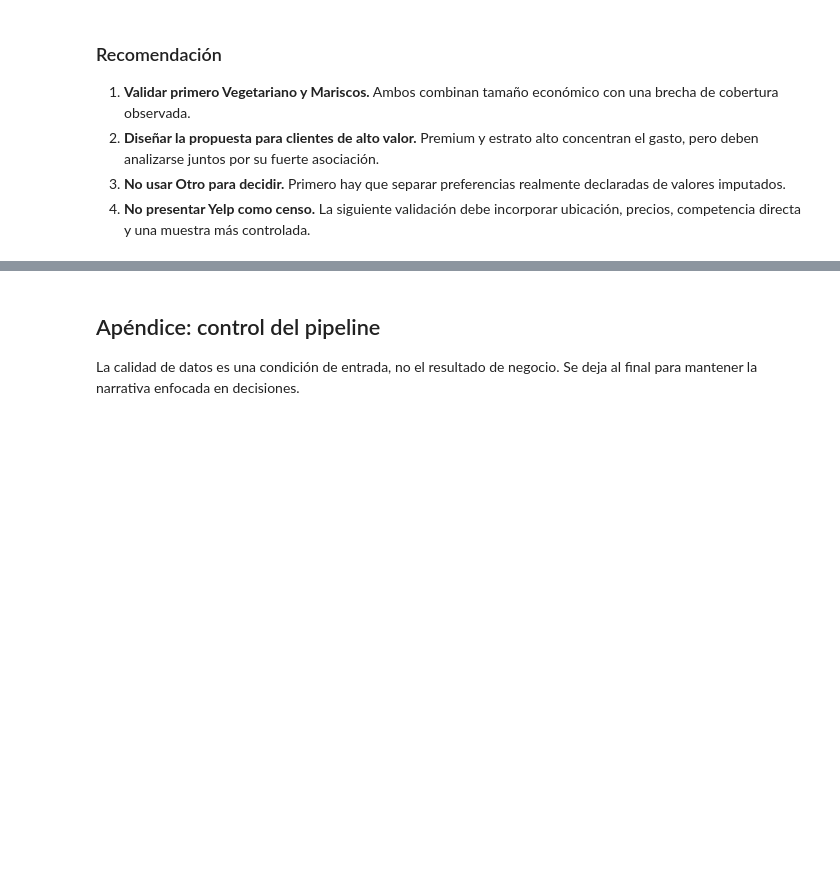
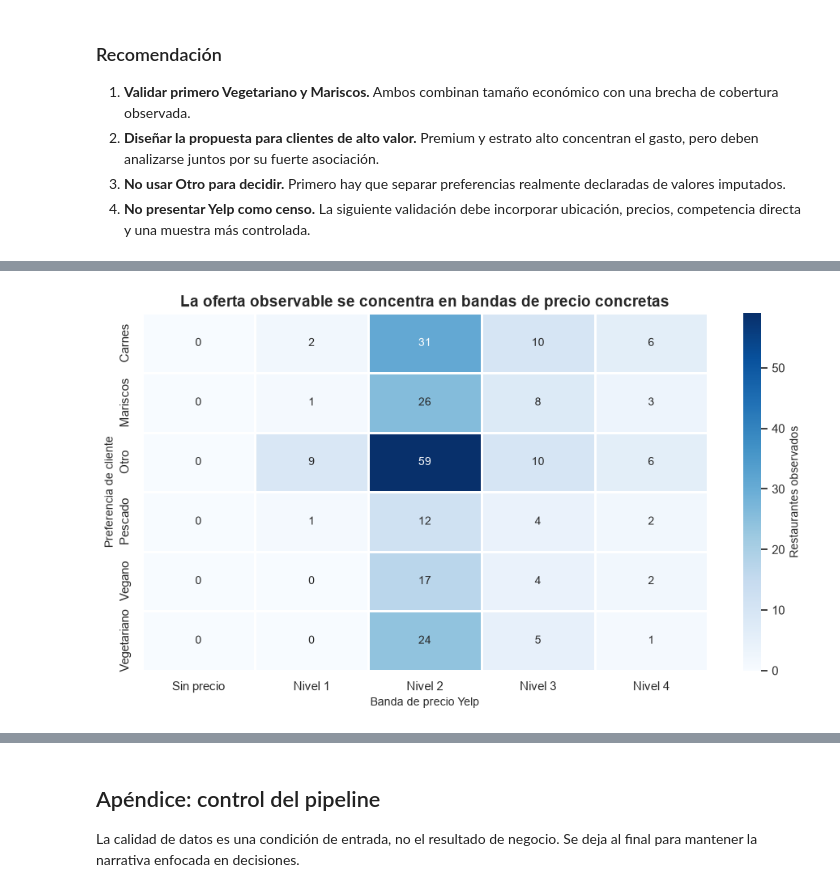
Before and after one commit to HeKoXCode/miami-restaurant-opportunity-etl, a Jupyter notebook: notebooks/01_miami_business_case.ipynb, the cells around one changed output, grey strips where cells are left out. Cells and saved outputs as stored; diff of their text form; code cells hidden in the pictures; blank space fills up the shorter version.

```diff
--- a/notebooks/01_miami_business_case.ipynb
+++ b/notebooks/01_miami_business_case.ipynb
@@ -26,8 +26,10 @@ from src.reporting import (
     build_executive_metrics,
     build_preference_value_view,
     build_premium_view,
+    build_price_competition_view,
     build_priority_view,
     build_quality_view,
+    build_sensitivity_view,
     build_stratum_view,
     load_report_data,
 )
@@ -40,6 +42,8 @@ report = load_report_data()
 miami = report.customers_miami
 customer_value = report.customer_value
 opportunity = report.preference_opportunity
+competition = report.restaurant_competition
+sensitivity = report.preference_sensitivity
 quality = report.data_quality
 
 COLORS = {
@@ -313,0 +322,21 @@ display(HTML(priority_table.to_html()))
+# %%
+price_view = build_price_competition_view(competition)
+
+fig, ax = plt.subplots(figsize=(9.5, 5.4))
+sns.heatmap(
+    price_view,
+    annot=True,
+    fmt=".0f",
+    cmap="Blues",
+    linewidths=0.8,
+    cbar_kws={"label": "Restaurantes observados"},
+    ax=ax,
+)
+ax.set_title("La oferta observable se concentra en bandas de precio concretas")
+ax.set_xlabel("Banda de precio Yelp")
+ax.set_ylabel("Preferencia de cliente")
+fig.tight_layout()
+fig.savefig(ASSETS_DIR / "05_competition_by_price.png", dpi=160, bbox_inches="tight")
+plt.show()
+# %% [output]
+[figure, added]
```
Also changed, not shown: parts of 7 cells of this notebook, 44 other files.
